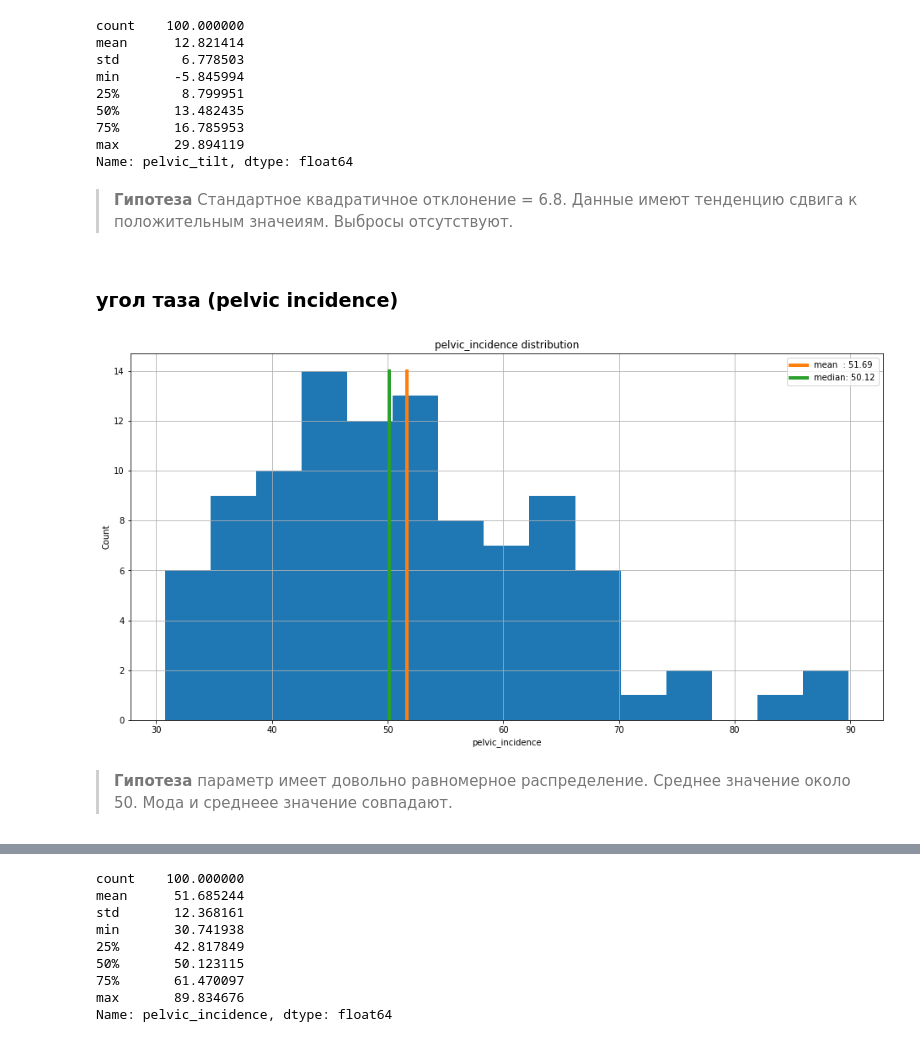
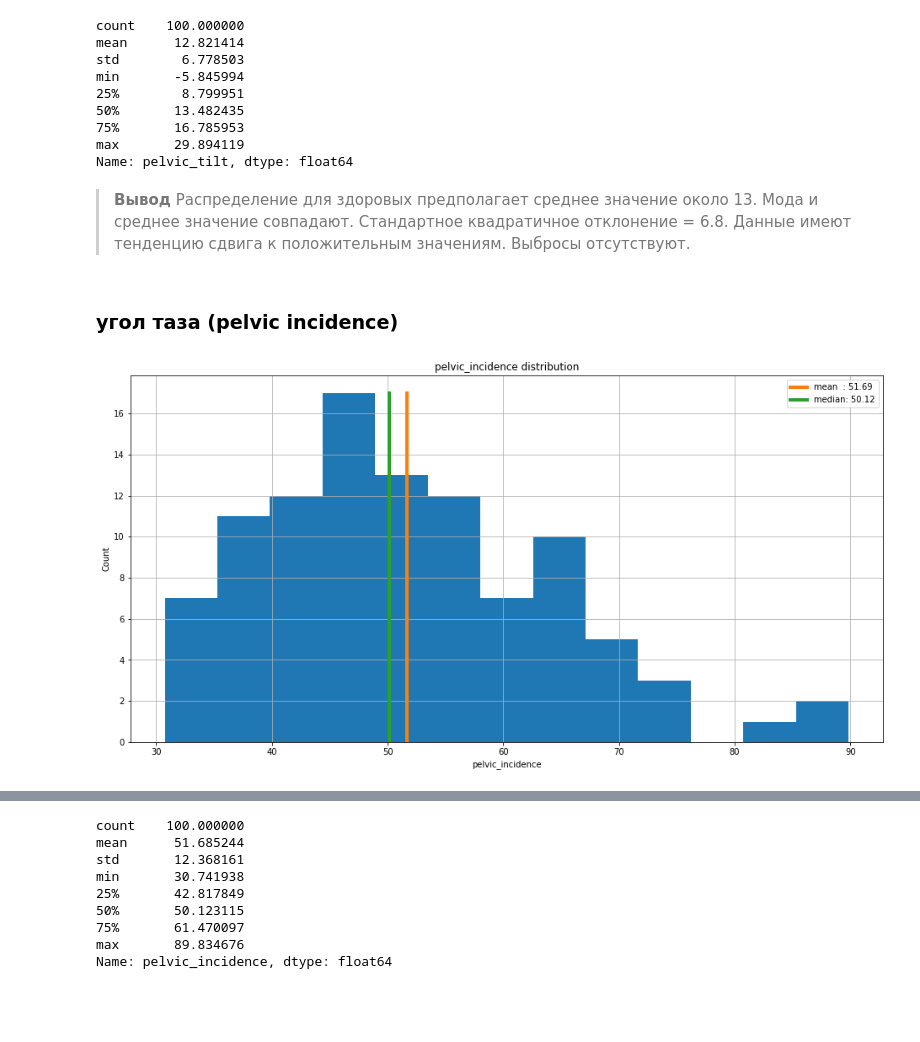
Before and after one commit to alex-chin/gb_prob_stat, a Jupyter notebook: project/ortho_pats.ipynb, the cells around one changed output, grey strips where cells are left out. Cells and saved outputs as stored; diff of their text form; code cells hidden in the pictures; blank space fills up the shorter version.

```diff
--- a/project/ortho_pats.ipynb
+++ b/project/ortho_pats.ipynb
@@ -152,12 +171,15 @@ min       -5.845994
 max       29.894119
 Name: pelvic_tilt, dtype: float64
 # %% [markdown]
-> **Гипотеза** Стандартное квадратичное отклонение = 6.8. Данные имеют тенденцию сдвига к положительным значеиям. Выбросы отсутствуют.
+> **Вывод** Распределение для здоровых предполагает среднее значение около 13.
+> Мода и среднее значение совпадают.
+> Стандартное квадратичное отклонение = 6.8.
+> Данные имеют тенденцию сдвига к положительным значениям.
+> Выбросы отсутствуют.
 # %% [markdown]
-### угол таза (pelvic incidence)
+### угол таза (pelvic incidence) [<a class='anchor' id='pelvic_incidence'>](http://)
 # %%
-first_look(df_norm['pelvic_incidence'], bins=15)
+first_look(df_norm['pelvic_incidence'], bins=13)
+df_norm.boxplot(column='pelvic_incidence')
 # %% [output]
-[figure, old version]
+[figure, new version]
-# %% [markdown]
-> **Гипотеза** параметр имеет довольно равномерное распределение. Среднее значение около 50. Мода и среднеее значение совпадают.
```
Also changed, not shown: parts of 46 cells of this notebook, 1 other file.
